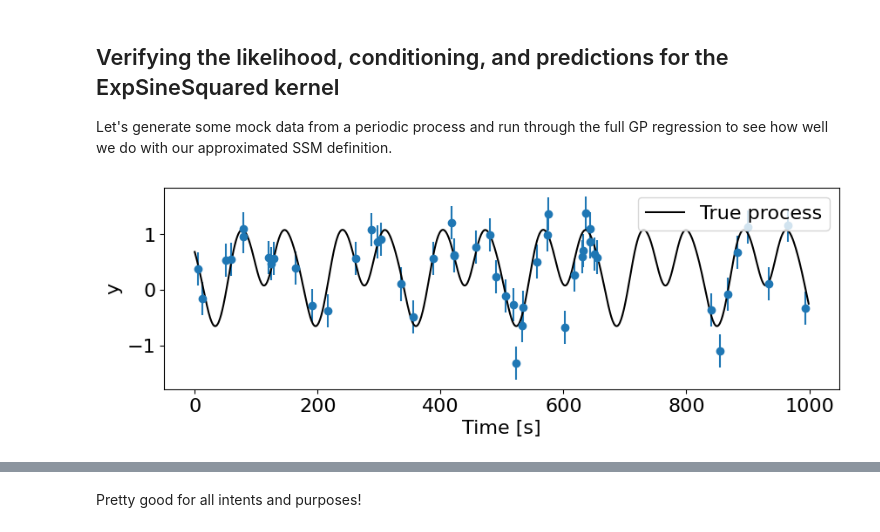
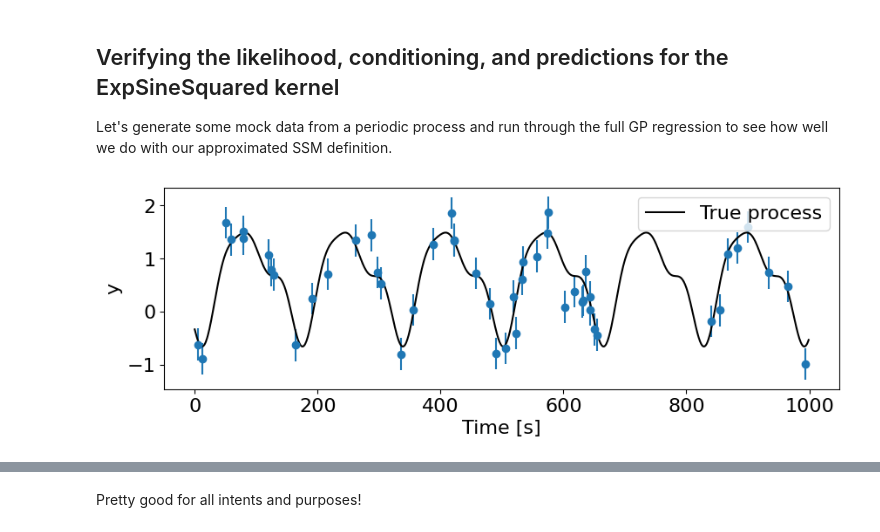
Before and after one commit to smolgp-dev/smolgp, a Jupyter notebook: docs/tutorials/kernels.ipynb, the cells around one changed output, grey strips where cells are left out. Saved outputs shown, nothing was run; the diff lists cells and outputs as text; code cells hidden in the pictures.

Commit message:
fix typo, use smolgp to sample, show more values of nu on generic Matern plot

```diff
--- a/docs/tutorials/kernels.ipynb
+++ b/docs/tutorials/kernels.ipynb
@@ -255,20 +263,28 @@ y_true = f(t_true)
 # %%
-## Mock data
+# Mock data
 t_train  = jnp.sort(jax.random.uniform(key, (50,), minval=0, maxval=1000))
 yerr = 0.3 * jnp.ones_like(t_train)
-y_train = f(t_train) + yerr * jax.random.normal(key, t_train.shape)
+
+# True process
+t_true = jnp.arange(0, 1000, 1)
+true_gp = smolgp.GaussianProcess(periodic_smol, jnp.concat((t_true, t_train)))
+
+# Sample data from the true process
+y_sample = true_gp.sample(key=jax.random.PRNGKey(32))
+y_true = y_sample[:len(t_true)]
+y_train = y_sample[len(t_true):] + yerr * jax.random.normal(key, t_train.shape)
 
 # Define the GPs
 gp_smol = smolgp.GaussianProcess(kernel=periodic_smol, X=t_train, noise=yerr**2)
 gp_tiny = tinygp.GaussianProcess(kernel=periodic_tiny, X=t_train, diag=yerr**2)
 
 # Plot the data and true process
 plt.figure(figsize=(10, 3))
 plt.errorbar(t_train, y_train, yerr=yerr, fmt="o", markeredgecolor='C0', markersize=6, capsize=0)
 plt.plot(t_true, y_true, "-k", label="True process")
 plt.xlabel('Time [s]'); plt.ylabel('y'); plt.legend(loc='upper right');
 # %% [output]
-[figure, old version]
+[figure, new version]
 # %%
 offset = jnp.finfo(jnp.array(0.)).eps
 
```
Also changed, not shown: parts of 16 cells of this notebook.
